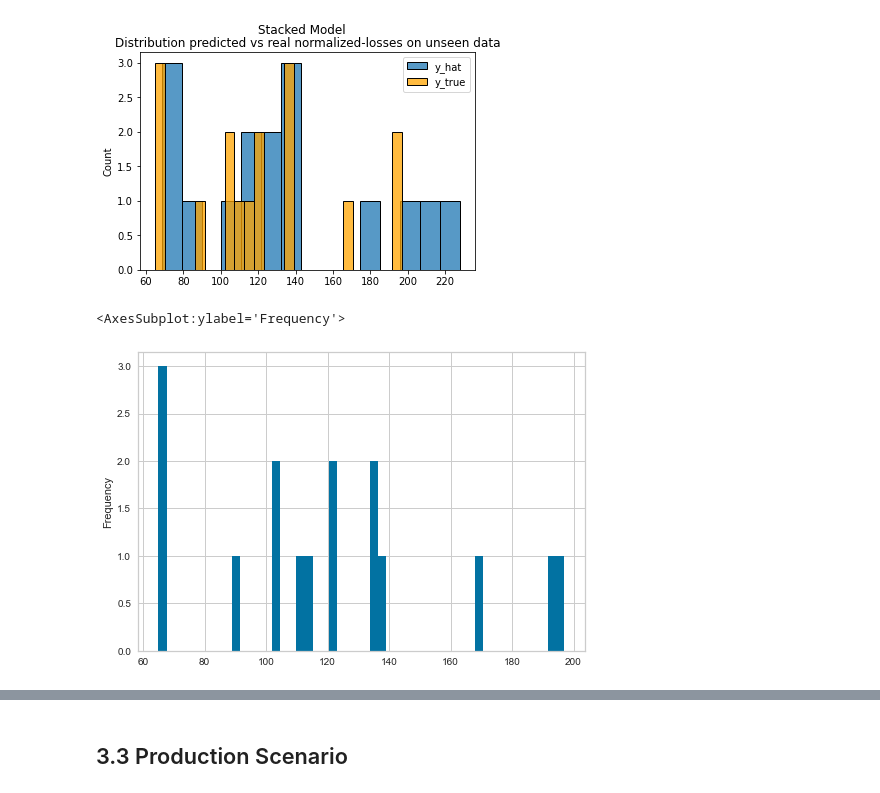
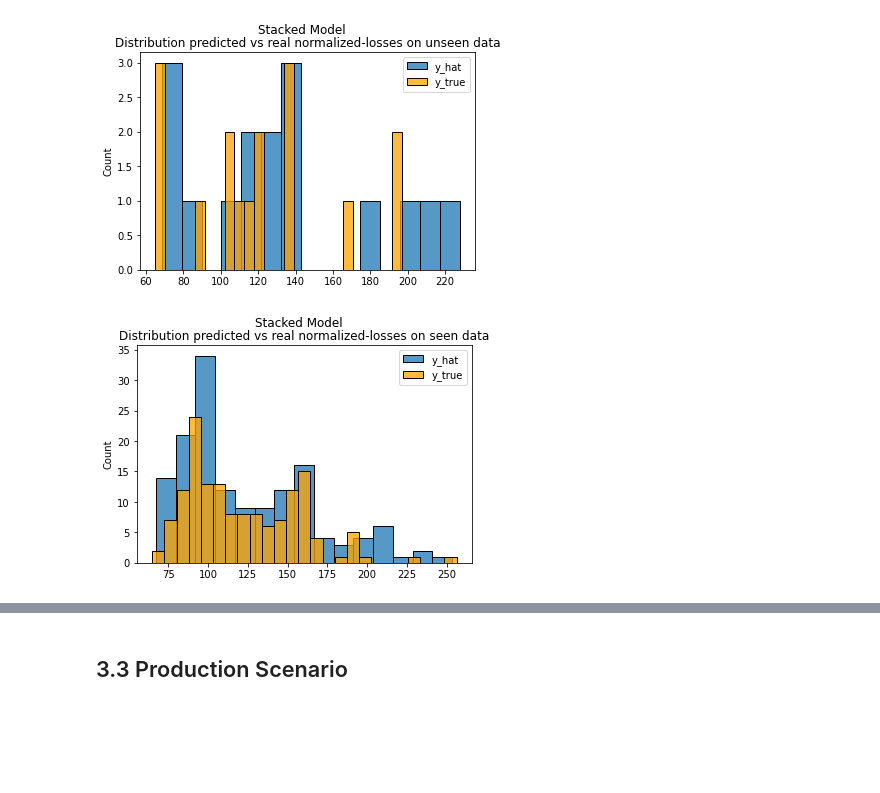
Before and after one commit to sekR4/Automobile, a Jupyter notebook: demo.ipynb, the cells around one changed output, grey strips where cells are left out. Saved outputs shown, nothing was run; the diff lists cells and outputs as text; code cells hidden in the pictures; blank space fills up the shorter version.

```diff
--- a/demo.ipynb
+++ b/demo.ipynb
@@ -247,7 +245,14 @@ plt.show()
 Transformation Pipeline and Model Successfully Loaded
 [figure]
 # %%
-data_unseen["normalized-losses"].plot.hist(bins=50)
+predictions = predict_model(stacker, data = data[list(data_unseen.columns)[1:]])["Label"].to_numpy()
+truth = data["normalized-losses"].to_numpy()
+sns.histplot(predictions, bins=15)
+sns.histplot(truth, bins=25, color="orange")
+plt.suptitle("Stacked Model")
+plt.title("Distribution predicted vs real normalized-losses on seen data")
+plt.savefig('img/dist_pred_vs_real_seen_stacked.png', dpi=300)
+plt.legend(["y_hat", "y_true"])
+plt.show()
 # %% [output]
-<AxesSubplot:ylabel='Frequency'>
-[figure, old version]
+[figure, new version]
```
Also changed, not shown: parts of 16 cells of this notebook, 1 other file.
